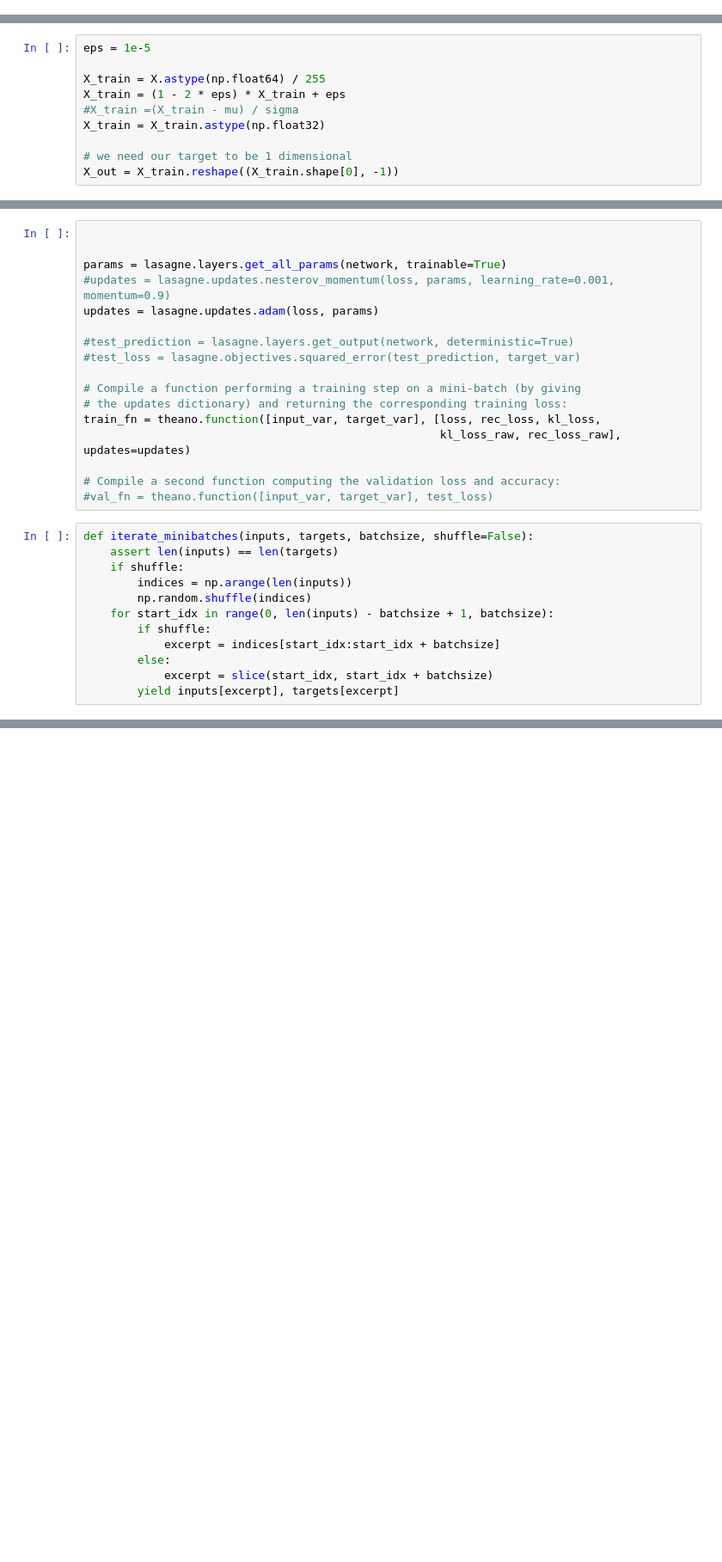
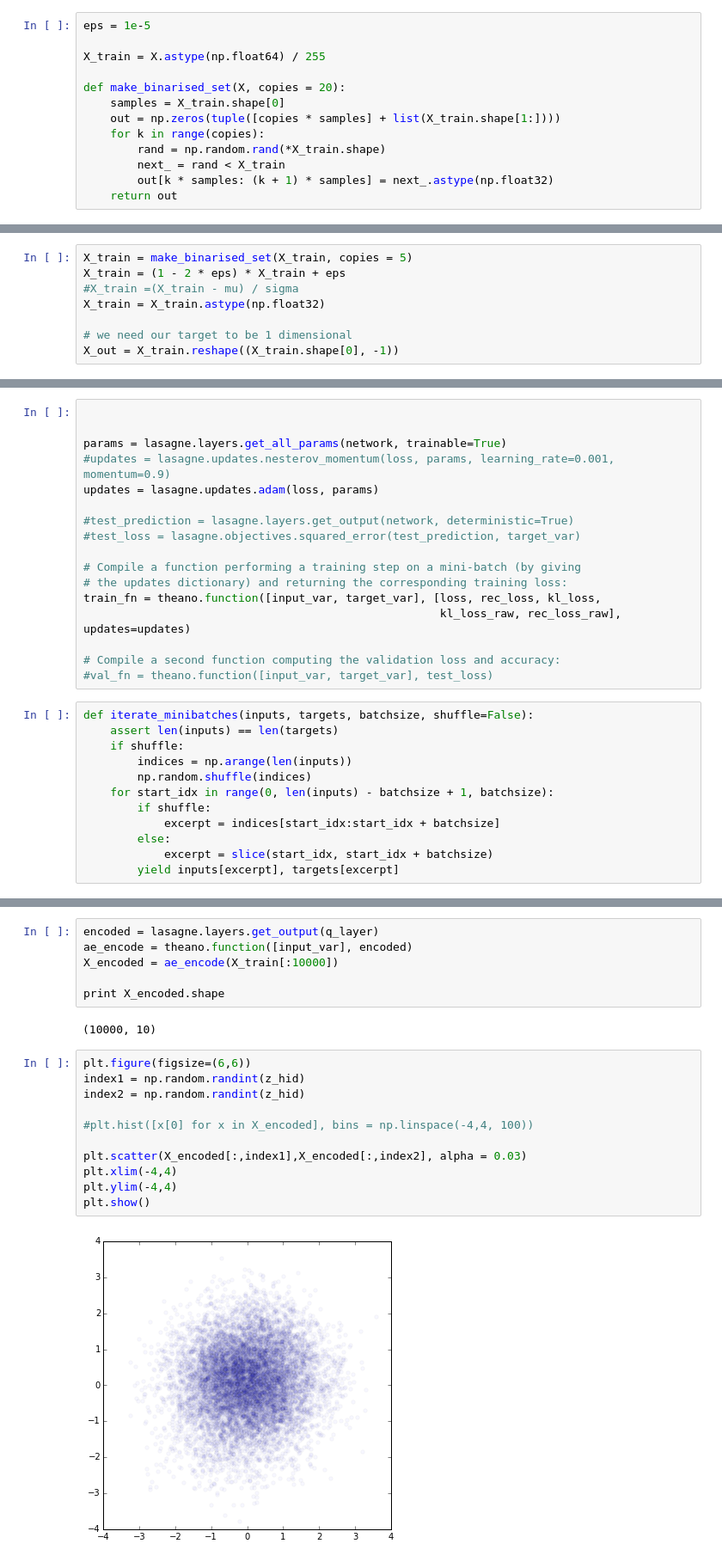
Before and after one commit to mikesj-public/convolutional_variational_autoencoder, a Jupyter notebook: convolutional_vae.ipynb, the cells around one changed output, grey strips where cells are left out. Shown at 86% size. Cells and saved outputs as stored; diff of their text form; blank space fills up the shorter version.

```diff
--- a/convolutional_vae.ipynb
+++ b/convolutional_vae.ipynb
@@ -47,3 +46,16 @@ f.close()
 X, y = train_set
 X = np.rint(X * 256).astype(np.int).reshape((-1, 1, 28,28)) # convert to (0,255) int range (we'll do our own scaling)
 mu, sigma = np.mean(X.flatten()), np.std(X.flatten())
+# %%
+eps = 1e-5
+
+X_train = X.astype(np.float64) / 255
+
+def make_binarised_set(X, copies = 20):
+    samples = X_train.shape[0]
+    out = np.zeros(tuple([copies * samples] + list(X_train.shape[1:])))
+    for k in range(copies):
+        rand = np.random.rand(*X_train.shape)
+        next_ = rand < X_train
+        out[k * samples: (k + 1) * samples] = next_.astype(np.float32)
+    return out
@@ -50,7 +64,5 @@ mu, sigma = np.mean(X.flatten()), np.std(X.flatten())
 # %%
-eps = 1e-5
-
-X_train = X.astype(np.float64) / 255
+X_train = make_binarised_set(X_train, copies = 5)
 X_train = (1 - 2 * eps) * X_train + eps
 #X_train =(X_train - mu) / sigma
 X_train = X_train.astype(np.float32)
@@ -343,0 +325,21 @@ IPImage('montage.png')
+# %%
+encoded = lasagne.layers.get_output(q_layer)
+ae_encode = theano.function([input_var], encoded)
+X_encoded = ae_encode(X_train[:10000])
+
+print X_encoded.shape
+# %% [output]
+(10000, 10)
+# %%
+plt.figure(figsize=(6,6))
+index1 = np.random.randint(z_hid)
+index2 = np.random.randint(z_hid)
+
+#plt.hist([x[0] for x in X_encoded], bins = np.linspace(-4,4, 100))
+
+plt.scatter(X_encoded[:,index1],X_encoded[:,index2], alpha = 0.03)
+plt.xlim(-4,4)
+plt.ylim(-4,4)
+plt.show()
+# %% [output]
+[figure, added]
```
Also changed, not shown: parts of 18 cells of this notebook, 1 other file.
